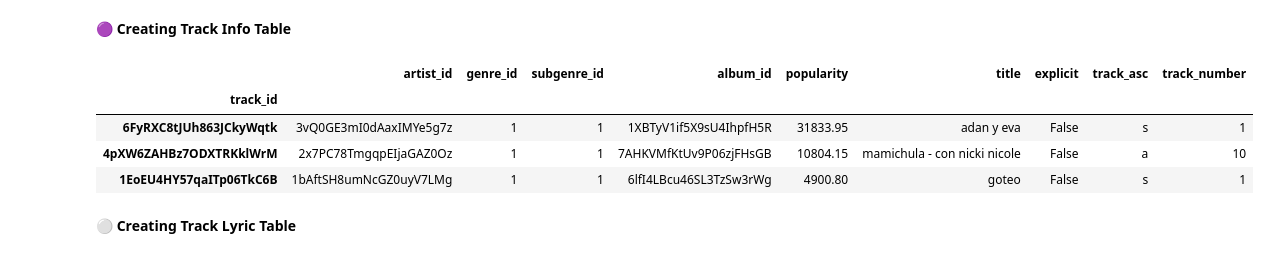
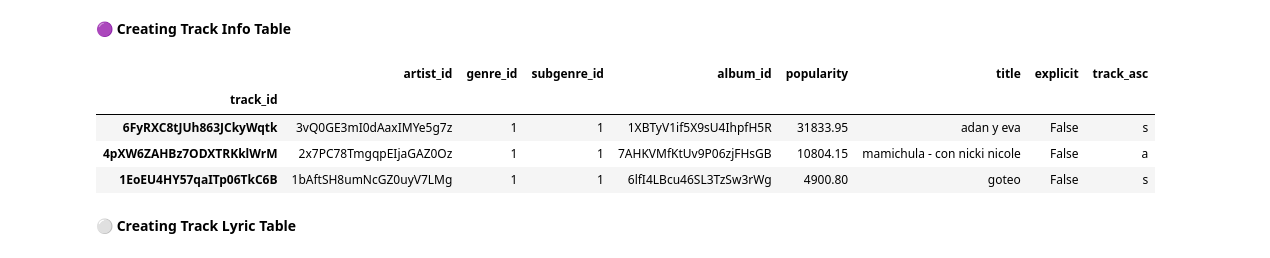
Before and after one commit to FarzanehSoltanzadeh/Spotify, a Jupyter notebook: 2_Database Creation/DataBase.ipynb, the cells around one changed output. Cells and saved outputs as stored; diff of their text form; code cells hidden in the pictures.

```diff
--- a/2_Database Creation/DataBase.ipynb
+++ b/2_Database Creation/DataBase.ipynb
@@ -92,9 +92,10 @@ artists_df[artists_df.duplicated(keep=False)]
 | 1apmSb6aeHZyr9zUsy1Z9q | VaVa | 40 | 63669 |
 | 6NXVndo53WAgYiqCVxkKft | VaVa | 40 | 63669 |
 # %%
-track_info = track_info.replace({'artist_id': {'650ZvsETuttSbMAgAodNTv': '2lbUjuMzHkT4qIECvk2f3L',
-                                               '6vypgNeJSC6ipU9mVO1J2Q': '3WYT2b8pOLsLsqSaoWYr7U',
-                                               '6NXVndo53WAgYiqCVxkKft': '1apmSb6aeHZyr9zUsy1Z9q'}})
+artists_replaced = {'650ZvsETuttSbMAgAodNTv': '2lbUjuMzHkT4qIECvk2f3L',
+                    '6vypgNeJSC6ipU9mVO1J2Q': '3WYT2b8pOLsLsqSaoWYr7U',
+                    '6NXVndo53WAgYiqCVxkKft': '1apmSb6aeHZyr9zUsy1Z9q'}
+track_info = track_info.replace({'artist_id': artists_replaced})
 track_info.head(2)
 # %% [output]
 |  | track_id | Popularity | Title | artist_id | genre | subgenre | Explicit | album_id | asc | ... |
@@ -210,22 +219,20 @@ with engine.connect() as conn:
 🟣 **Creating Track Info Table**
 # %%
 track_info_df = track_info.copy()
-
-
 track_info_df.rename(columns={'genre':'genres_name','subgenre':'subgenre_name'}, inplace=True)
 track_info_df=pd.merge(track_info_df,genres_df.reset_index(),how='inner',on=['genres_name'])
 track_info_df=pd.merge(track_info_df,subgenre_df.reset_index(),how='inner',on=['subgenre_name'])
 
-track_info_df=track_info_df[['track_id','artist_id','genre_id','subgenre_id','album_id','Popularity','Title','Explicit','asc','Track_number']].set_index('track_id')
-track_info_df.rename(columns={'Popularity':'popularity','Title':'title','Explicit':'explicit','asc': 'track_asc','Track_number':'track_number'}, inplace=True)
+track_info_df=track_info_df[['track_id','artist_id','genre_id','subgenre_id','album_id','Popularity','Title','Explicit','asc']].set_index('track_id')
+track_info_df.rename(columns={'Popularity':'popularity','Title':'title','Explicit':'explicit','asc': 'track_asc'}, inplace=True)
 track_info_df['explicit'] = track_info_df['explicit'].replace({0: False, 1: True})
 track_info_df.head(3)
 # %% [output]
-|  | artist_id | genre_id | subgenre_id | album_id | popularity | title | explicit | track_asc | track_number |
-| track_id |  |  |  |  |  |  |  |  |  |
-| 6FyRXC8tJUh863JCkyWqtk | 3vQ0GE3mI0dAaxIMYe5g7z | 1 | 1 | 1XBTyV1if5X9sU4IhpfH5R | 31833.95 | adan y eva | False | s | 1 |
-| 4pXW6ZAHBz7ODXTRKklWrM | 2x7PC78TmgqpEIjaGAZ0Oz | 1 | 1 | 7AHKVMfKtUv9P06zjFHsGB | 10804.15 | mamichula - con nicki nicole | False | a | 10 |
-| 1EoEU4HY57qaITp06TkC6B | 1bAftSH8umNcGZ0uyV7LMg | 1 | 1 | 6lfI4LBcu46SL3TzSw3rWg | 4900.80 | goteo | False | s | 1 |
+|  | artist_id | genre_id | subgenre_id | album_id | popularity | title | explicit | track_asc |
+| track_id |  |  |  |  |  |  |  |  |
+| 6FyRXC8tJUh863JCkyWqtk | 3vQ0GE3mI0dAaxIMYe5g7z | 1 | 1 | 1XBTyV1if5X9sU4IhpfH5R | 31833.95 | adan y eva | False | s |
+| 4pXW6ZAHBz7ODXTRKklWrM | 2x7PC78TmgqpEIjaGAZ0Oz | 1 | 1 | 7AHKVMfKtUv9P06zjFHsGB | 10804.15 | mamichula - con nicki nicole | False | a |
+| 1EoEU4HY57qaITp06TkC6B | 1bAftSH8umNcGZ0uyV7LMg | 1 | 1 | 6lfI4LBcu46SL3TzSw3rWg | 4900.80 | goteo | False | s |
 # %%
 query_track_info = text("""
 CREATE TABLE track_info (
```
Also changed, not shown: parts of 17 cells of this notebook.
